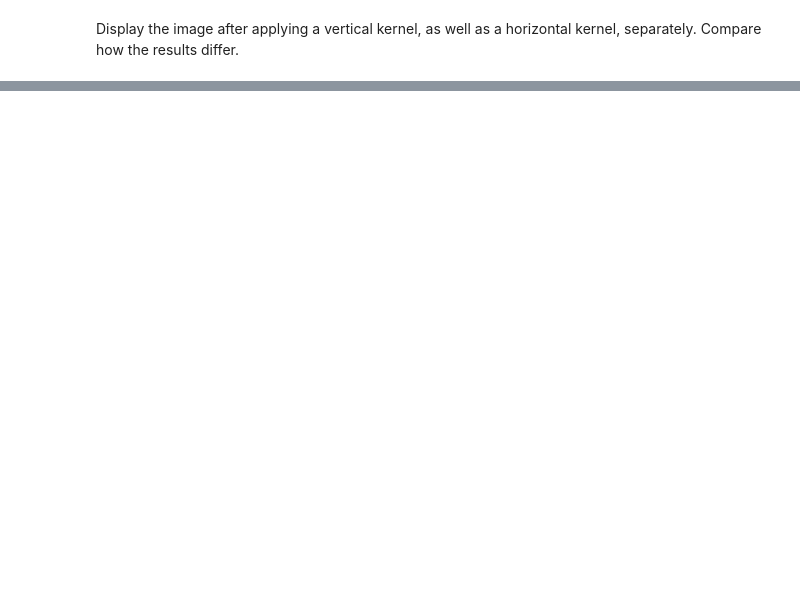
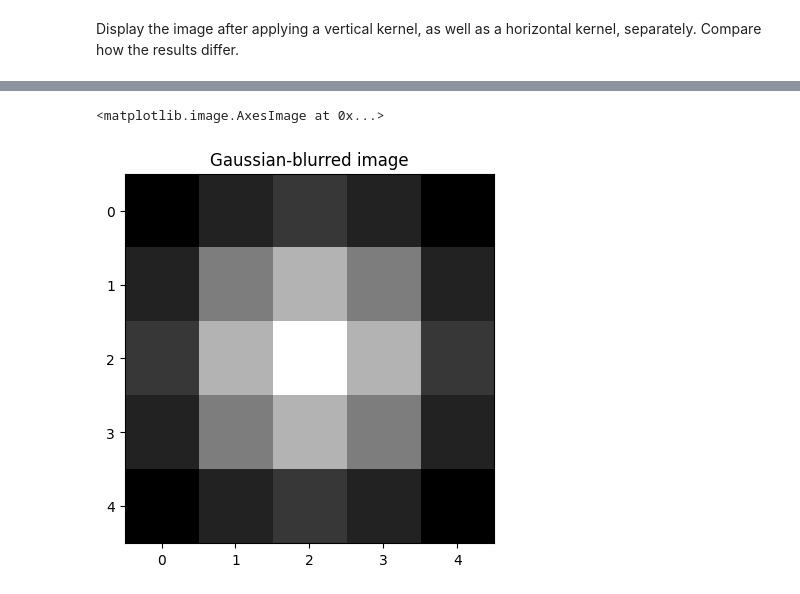
Before and after one commit to txpet628/img_detection, a Jupyter notebook: edge_detection.ipynb, the cells around one changed output, grey strips where cells are left out. Saved outputs shown, nothing was run; the diff lists cells and outputs as text; code cells hidden in the pictures; blank space fills up the shorter version.

```diff
--- a/edge_detection.ipynb
+++ b/edge_detection.ipynb
@@ -109,0 +129,8 @@ def gaussian_kernel(kernel_size, sigma=1):
+# %%
+gaussian = gaussian_kernel(2, 1)
+blurred_sample = convolve(sample, gaussian)
+plt.title("Gaussian-blurred image")
+plt.imshow(blurred_sample, cmap='gray')
+# %% [output]
+<matplotlib.image.AxesImage at 0x...>
+[figure, added]
```
Also changed, not shown: parts of 30 cells of this notebook, 2 other files.
